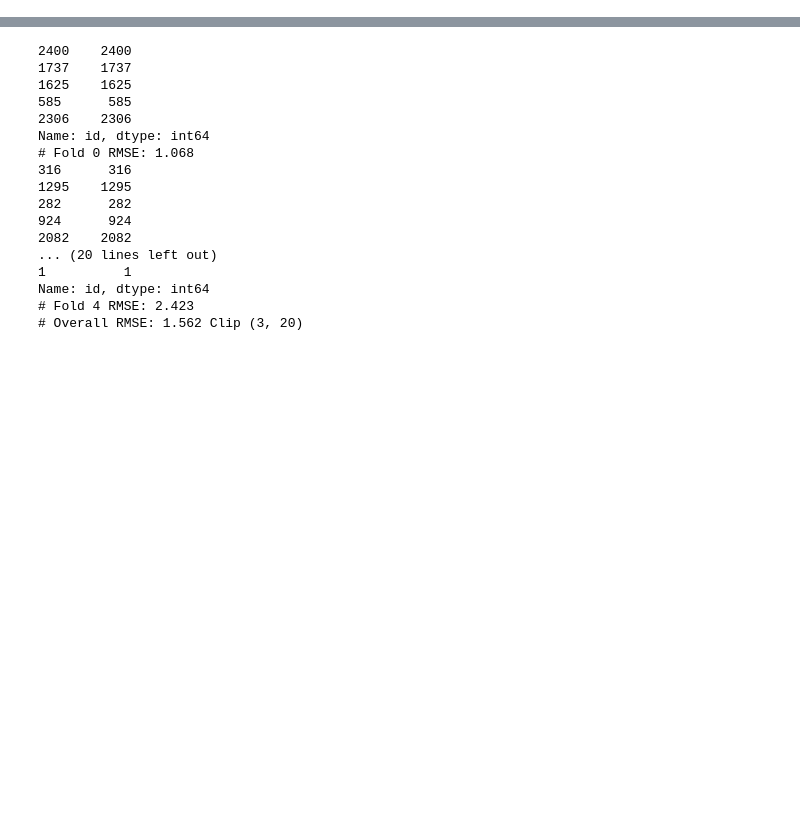
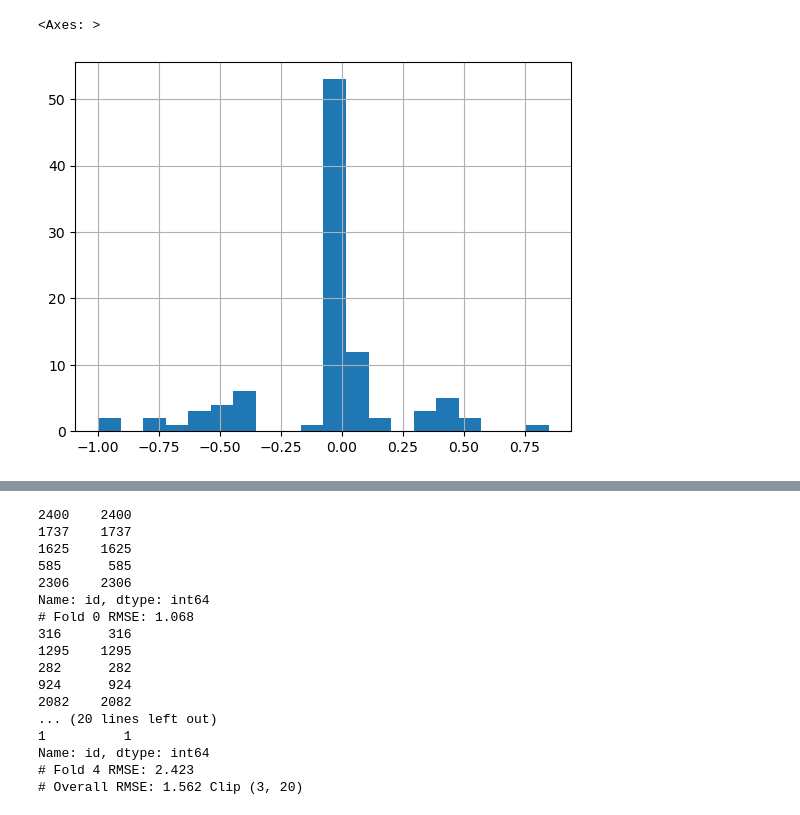
Before and after one commit to LazyDart/KaggleS3E21, a Jupyter notebook: data_creation.ipynb, the cells around one changed output, grey strips where cells are left out. Saved outputs shown, nothing was run; the diff lists cells and outputs as text; code cells hidden in the pictures; blank space fills up the shorter version.

```diff
--- a/data_creation.ipynb
+++ b/data_creation.ipynb
@@ -102,0 +162,5 @@ Name: id, dtype: int64
+# %%
+(df.loc[(df["O2_2"] == 40.9) & (df.target.between(8.1, 10.1)), df.columns.isin(["O2_2", "id"]) == False] - org_train.drop(["O2_2", "Id"], axis=1).loc[98]).target.hist(bins=20) #.hist(bins=20)
+# %% [output]
+<Axes: >
+[figure, added]
```
Also changed, not shown: parts of 48 cells of this notebook.
